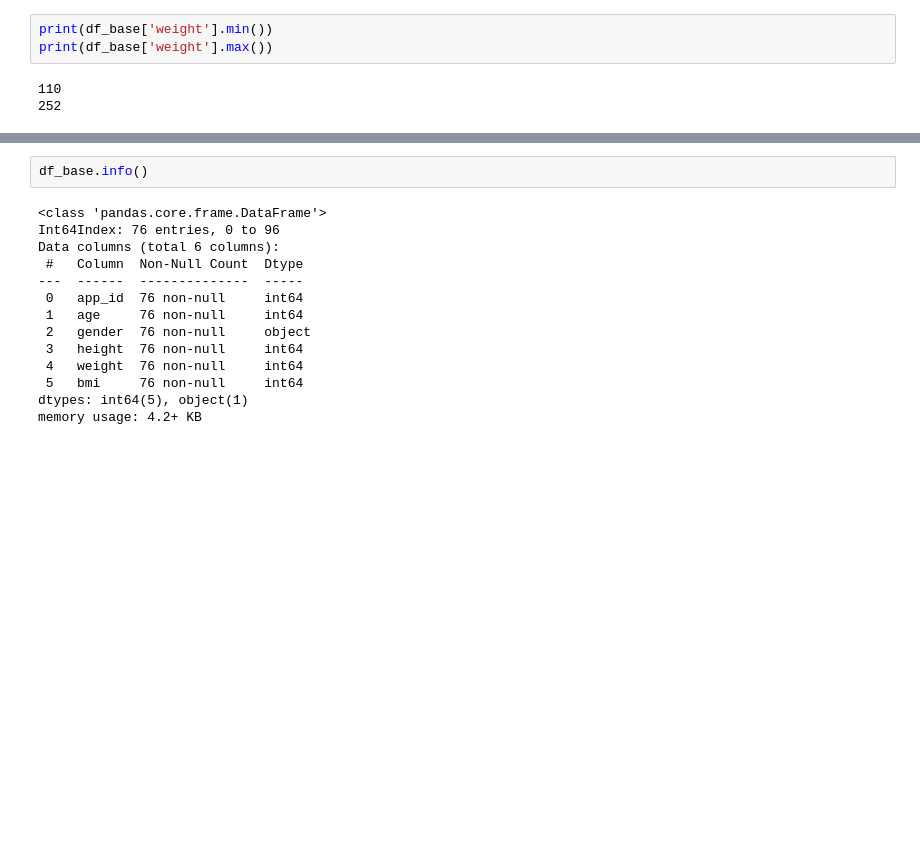
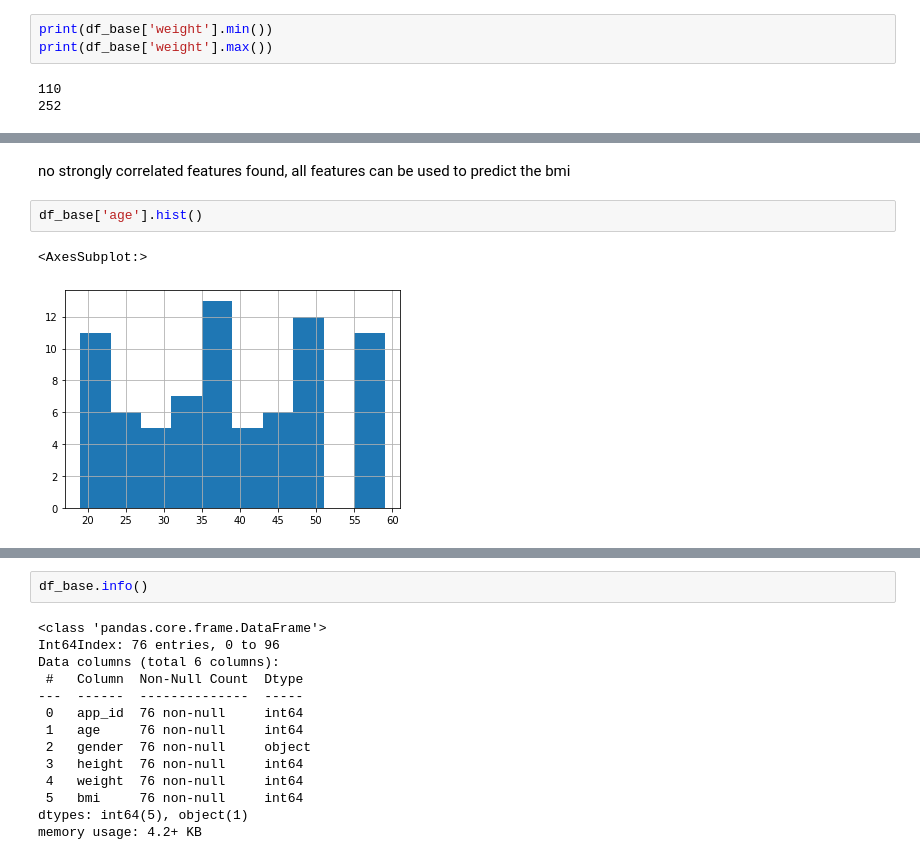
Before and after one commit to senthil7273/bmi, a Jupyter notebook: bmi-lr.ipynb, the cells around one changed output, grey strips where cells are left out. Saved outputs shown, nothing was run; the diff lists cells and outputs as text; blank space fills up the shorter version.

```diff
--- a/bmi-lr.ipynb
+++ b/bmi-lr.ipynb
@@ -155,0 +166,7 @@ print(df_base['weight'].max())
+# %% [markdown]
+no strongly correlated features found, all features can be used to predict the bmi
+# %%
+df_base['age'].hist()
+# %% [output]
+<AxesSubplot:>
+[figure, added]
```
Also changed, not shown: parts of 10 cells of this notebook.
